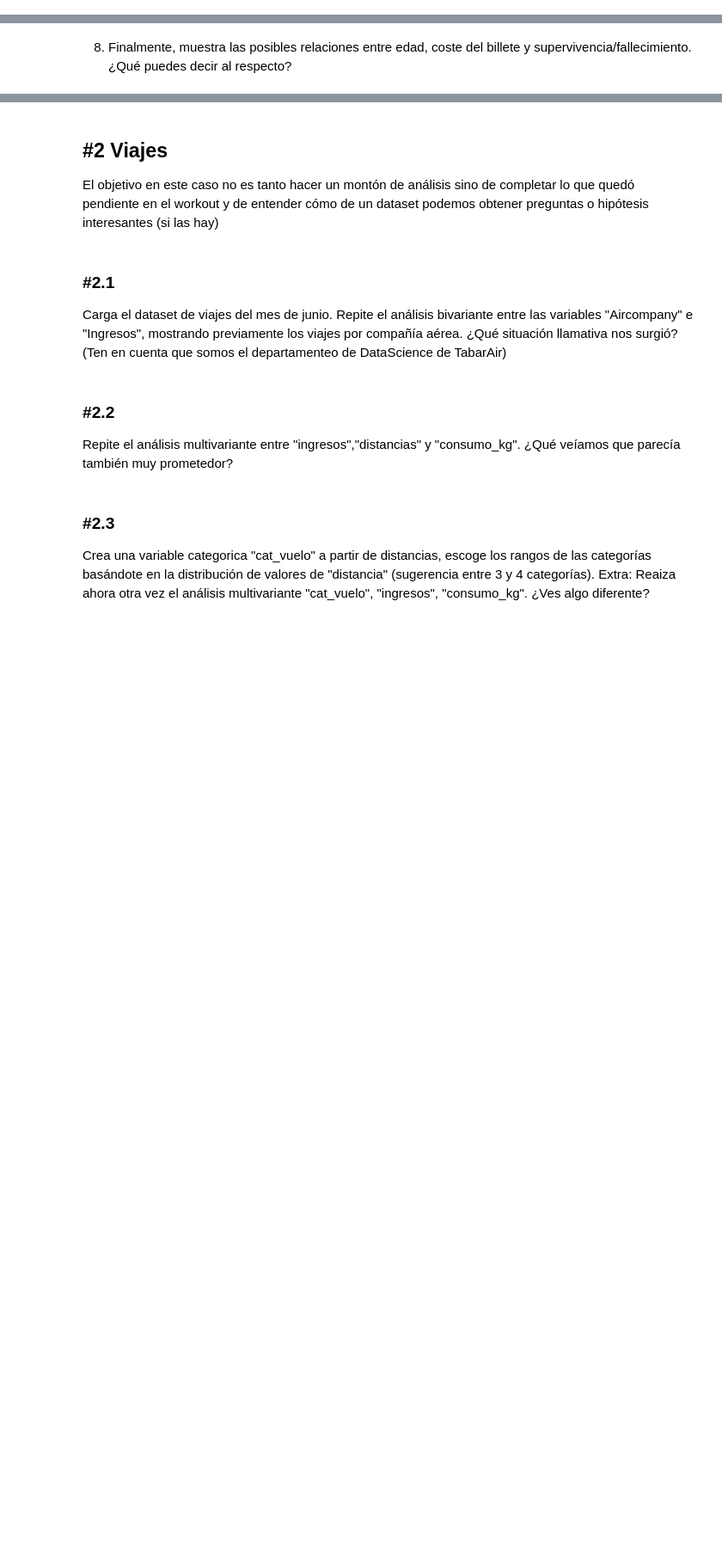
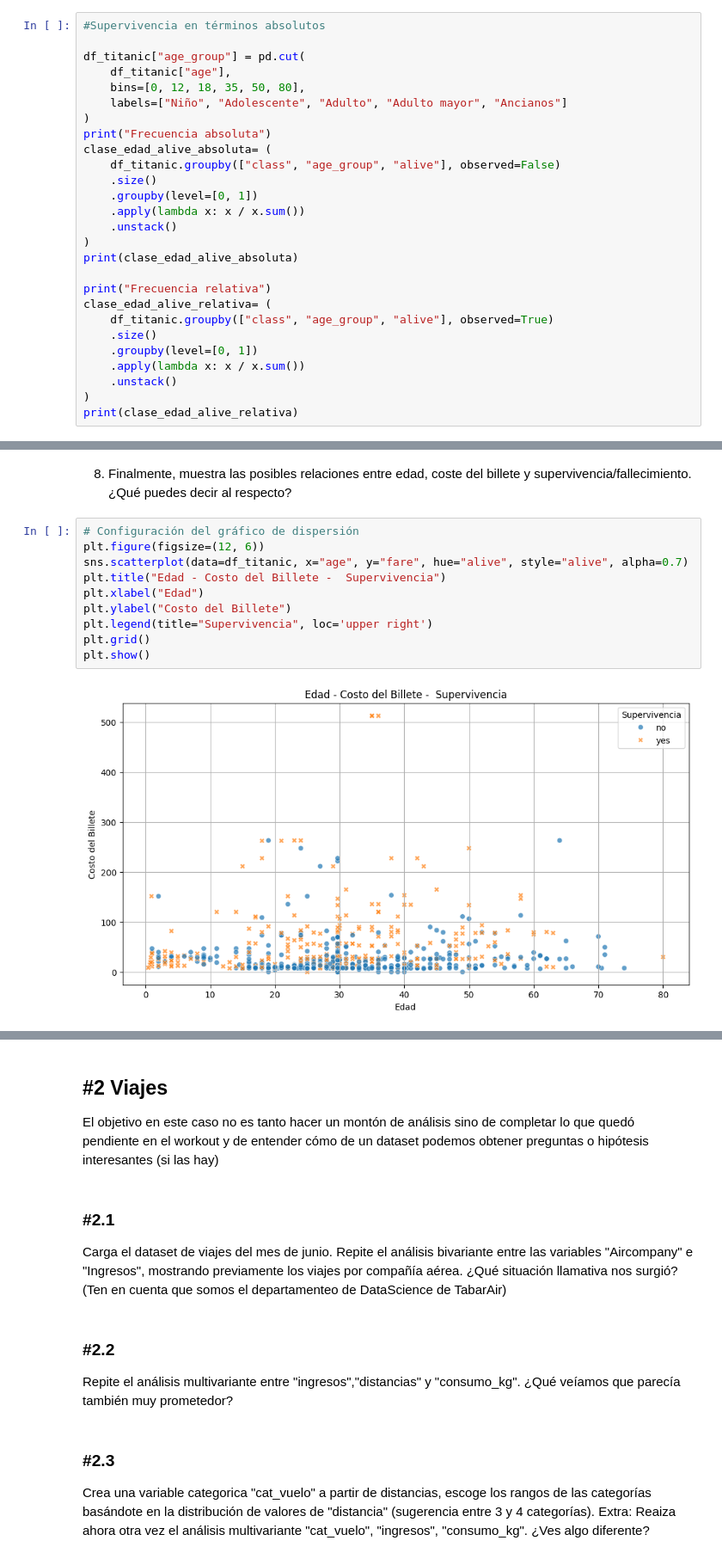
Before and after one commit to Cmonzon-94/ONLINE_DS_THEBRIDGE_Cmonzon, a Jupyter notebook: 03_Analisis_de_Datos/Sprint_07/Unidad_02_Analisis__Bivariante_Multivariante/Unidad_02/Practica_Obligatoria/18_Practica_Obligatoria_Multivariante.ipynb, the cells around one changed output, grey strips where cells are left out. Shown at 86% size. Cells and saved outputs as stored; diff of their text form; blank space fills up the shorter version.

```diff
--- a/03_Analisis_de_Datos/Sprint_07/Unidad_02_Analisis__Bivariante_Multivariante/Unidad_02/Practica_Obligatoria/18_Practica_Obligatoria_Multivariante.ipynb
+++ b/03_Analisis_de_Datos/Sprint_07/Unidad_02_Analisis__Bivariante_Multivariante/Unidad_02/Practica_Obligatoria/18_Practica_Obligatoria_Multivariante.ipynb
@@ -287,2 +422,29 @@ Name: count, dtype: int64
 # %% [markdown]
 7. Ahondando en la relación entre sobrevivir o fallecer, la clase en la que se viajó y la edad de los pasajeros. ¿Qué agrupación de las dos variables (clase y edad) sobrevivió más en términos absolutos y en términos relativos?
+# %%
+#Supervivencia en términos absolutos
+
+df_titanic["age_group"] = pd.cut(
+    df_titanic["age"],
+    bins=[0, 12, 18, 35, 50, 80],
+    labels=["Niño", "Adolescente", "Adulto", "Adulto mayor", "Ancianos"]
+)
+print("Frecuencia absoluta")
+clase_edad_alive_absoluta= (
+    df_titanic.groupby(["class", "age_group", "alive"], observed=False)
+    .size()
+    .groupby(level=[0, 1])
+    .apply(lambda x: x / x.sum())
+    .unstack()
+)
+print(clase_edad_alive_absoluta)
+
+print("Frecuencia relativa")
+clase_edad_alive_relativa= (
+    df_titanic.groupby(["class", "age_group", "alive"], observed=True)
+    .size()
+    .groupby(level=[0, 1])
+    .apply(lambda x: x / x.sum())
+    .unstack()
+)
+print(clase_edad_alive_relativa)
@@ -289,2 +471,14 @@ Name: count, dtype: int64
 # %% [markdown]
 8. Finalmente, muestra las posibles relaciones entre edad, coste del billete y supervivencia/fallecimiento. ¿Qué puedes decir al respecto?
+# %%
+# Configuración del gráfico de dispersión
+plt.figure(figsize=(12, 6))
+sns.scatterplot(data=df_titanic, x="age", y="fare", hue="alive", style="alive", alpha=0.7)
+plt.title("Edad - Costo del Billete -  Supervivencia")
+plt.xlabel("Edad")
+plt.ylabel("Costo del Billete")
+plt.legend(title="Supervivencia", loc='upper right')
+plt.grid()
+plt.show()
+# %% [output]
+[figure, added]
```
Also changed, not shown: parts of 29 cells of this notebook.
